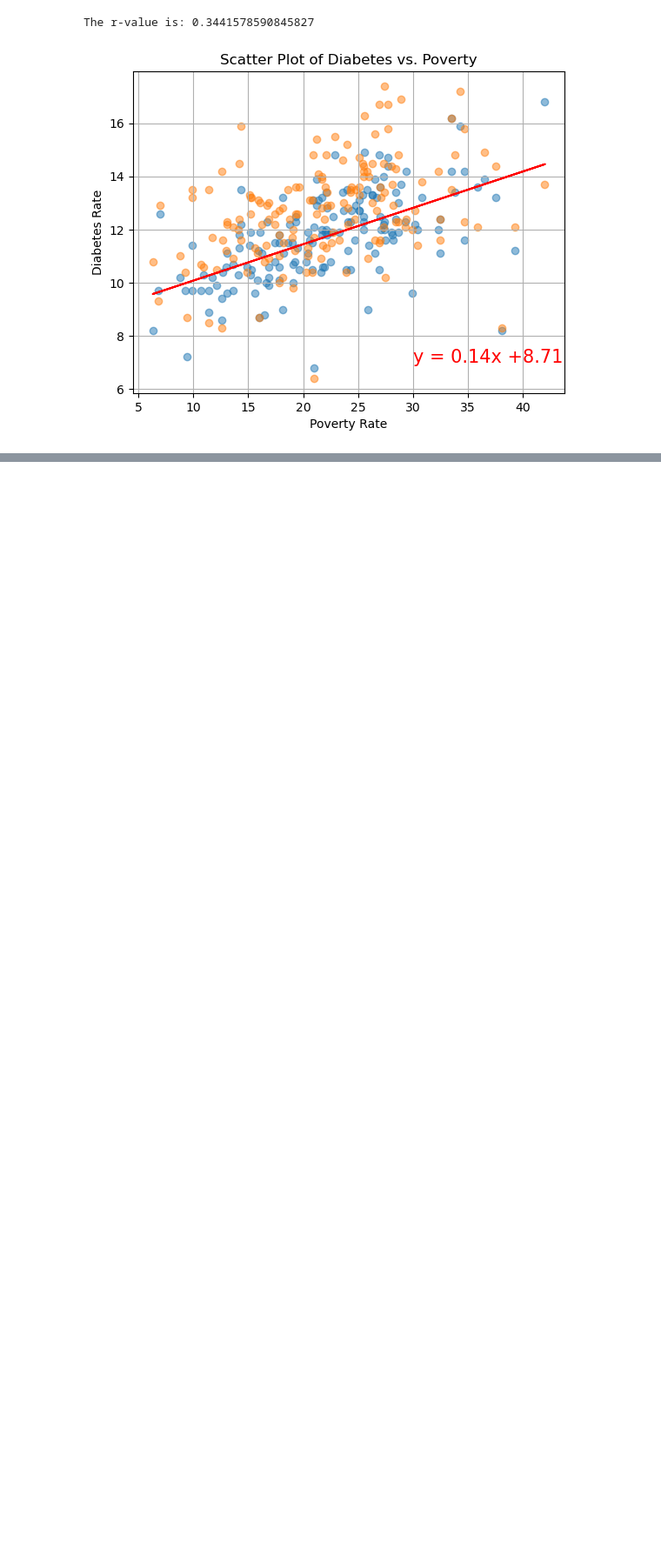
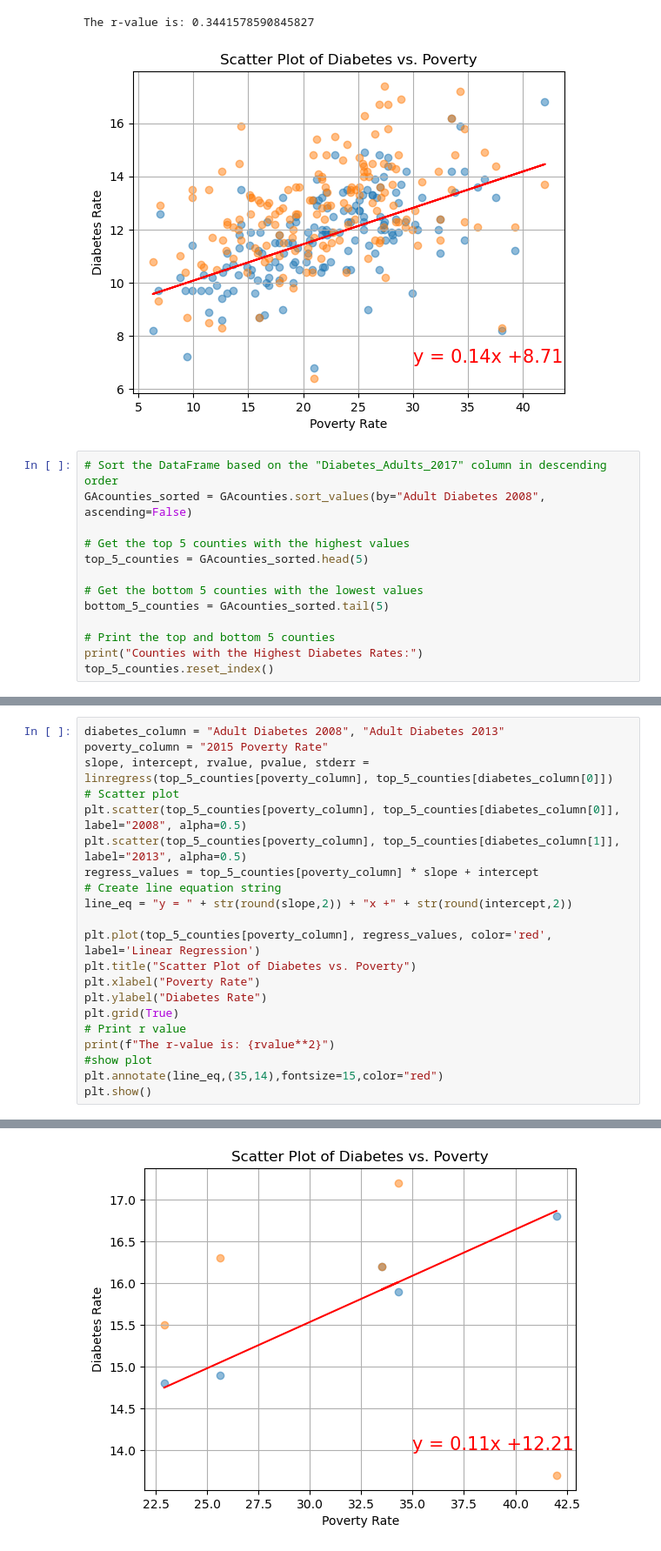
Before and after one commit to anishak520/Project1, a Jupyter notebook: FoodEnvironmentAtlas2/diabetesvspoverty.ipynb, the cells around one changed output, grey strips where cells are left out. Shown at 87% size. Saved outputs shown, nothing was run; the diff lists cells and outputs as text; blank space fills up the shorter version.

Commit message:
top and bottom 5 diabetes

```diff
--- a/FoodEnvironmentAtlas2/diabetesvspoverty.ipynb
+++ b/FoodEnvironmentAtlas2/diabetesvspoverty.ipynb
@@ -105,3 +105,16 @@ plt.show()
 # %% [output]
 The r-value is: 0.3441578590845827
 [figure]
+# %%
+# Sort the DataFrame based on the "Diabetes_Adults_2017" column in descending order
+GAcounties_sorted = GAcounties.sort_values(by="Adult Diabetes 2008", ascending=False)
+
+# Get the top 5 counties with the highest values
+top_5_counties = GAcounties_sorted.head(5)
+
+# Get the bottom 5 counties with the lowest values
+bottom_5_counties = GAcounties_sorted.tail(5)
+
+# Print the top and bottom 5 counties
+print("Counties with the Highest Diabetes Rates:")
+top_5_counties.reset_index()
@@ -107,0 +129,22 @@ The r-value is: 0.3441578590845827
+# %%
+diabetes_column = "Adult Diabetes 2008", "Adult Diabetes 2013"
+poverty_column = "2015 Poverty Rate"
+slope, intercept, rvalue, pvalue, stderr = linregress(top_5_counties[poverty_column], top_5_counties[diabetes_column[0]])
+# Scatter plot
+plt.scatter(top_5_counties[poverty_column], top_5_counties[diabetes_column[0]], label="2008", alpha=0.5)
+plt.scatter(top_5_counties[poverty_column], top_5_counties[diabetes_column[1]], label="2013", alpha=0.5)
+regress_values = top_5_counties[poverty_column] * slope + intercept
+# Create line equation string
+line_eq = "y = " + str(round(slope,2)) + "x +" + str(round(intercept,2))
+
+plt.plot(top_5_counties[poverty_column], regress_values, color='red', label='Linear Regression')
+plt.title("Scatter Plot of Diabetes vs. Poverty")
+plt.xlabel("Poverty Rate")
+plt.ylabel("Diabetes Rate")
+plt.grid(True)
+# Print r value
+print(f"The r-value is: {rvalue**2}")
+#show plot
+plt.annotate(line_eq,(35,14),fontsize=15,color="red")
+plt.show()
+# %% [output]
@@ -107,0 +152 @@ The r-value is: 0.3441578590845827
+[figure, added]
```
Also changed, not shown: parts of 4 cells of this notebook.
